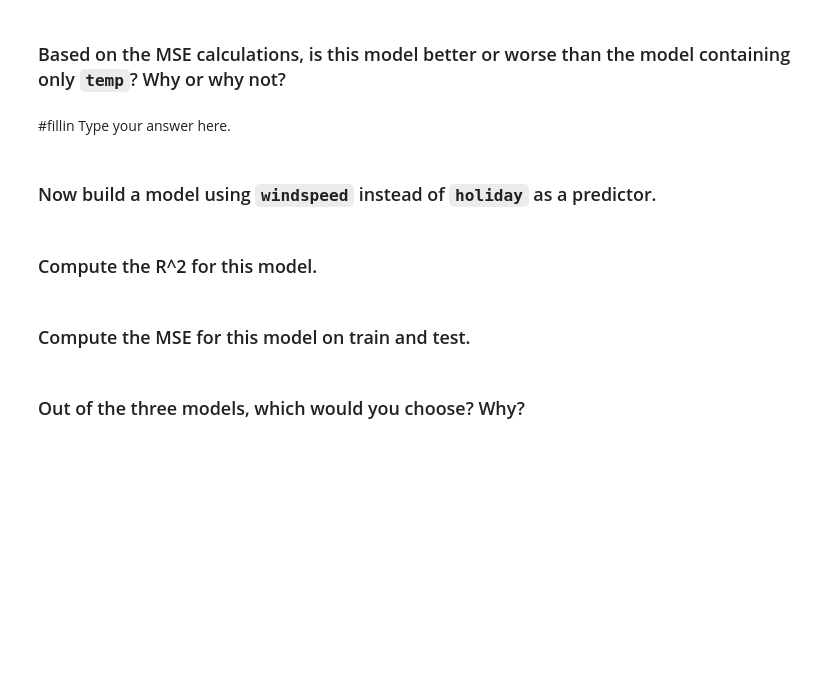
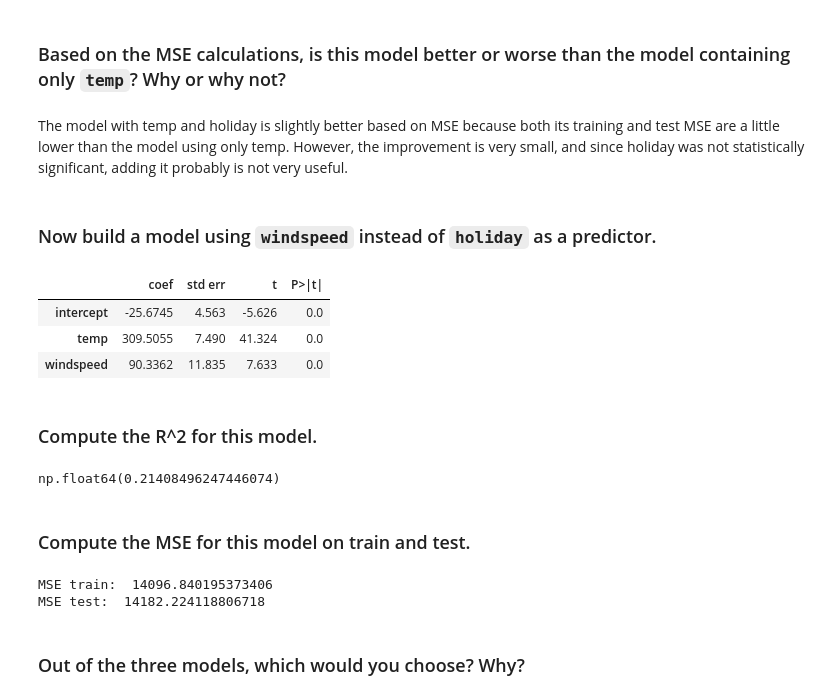
Before and after one commit to TKB0M/code_2600, a Jupyter notebook: mod04_linear.ipynb, the cells around one changed output. Cells and saved outputs as stored; diff of their text form; code cells hidden in the pictures; blank space fills up the shorter version.

```diff
--- a/mod04_linear.ipynb
+++ b/mod04_linear.ipynb
@@ -251,23 +251,43 @@ MSE test:  14349.56784669142
 # %% [markdown]
 ### Based on the MSE calculations, is this model better or worse than the model containing only `temp`? Why or why not?
 # %% [markdown]
-#fillin Type your answer here.
+The model with temp and holiday is slightly better based on MSE because both its training and test MSE are a little lower than the model using only temp. However, the improvement is very small, and since holiday was not statistically significant, adding it probably is not very useful.
 # %% [markdown]
 ### Now build a model using `windspeed` instead of `holiday` as a predictor.
 # %%
-model_3 = #fillin
-results_3 = #fillin
+model_3 = sm.OLS(y_train, X_train[['intercept', 'temp', 'windspeed']])
+results_3 = model_3.fit()
 summarize(results_3)
+# %% [output]
+|  | coef | std err | t | P>|t| |
+| intercept | -25.6745 | 4.563 | -5.626 | 0.0 |
+| temp | 309.5055 | 7.490 | 41.324 | 0.0 |
+| windspeed | 90.3362 | 11.835 | 7.633 | 0.0 |
 # %% [markdown]
 ### Compute the R^2 for this model.
 # %%
-#fillin
+results_3.rsquared
+# %% [output]
+np.float64(0.21408496247446074)
 # %% [markdown]
 ### Compute the MSE for this model on train and test.
 # %%
-predictions_train_3 = #fillin
+predictions_train_3 = predict(
+    X_train[['intercept', 'temp', 'windspeed']],
+    results_3
+)
 
-predictions_test_3 = #fillin
+print('MSE train: ', mse(y_train, predictions_train_3))
+
+predictions_test_3 = predict(
+    X_test[['intercept', 'temp', 'windspeed']],
+    results_3
+)
+
+print('MSE test: ', mse(y_test, predictions_test_3))
+# %% [output]
+MSE train:  14096.840195373406
+MSE test:  14182.224118806718
 # %% [markdown]
 ### Out of the three models, which would you choose? Why?
 # %% [markdown]
```
Also changed, not shown: parts of 6 cells of this notebook.
